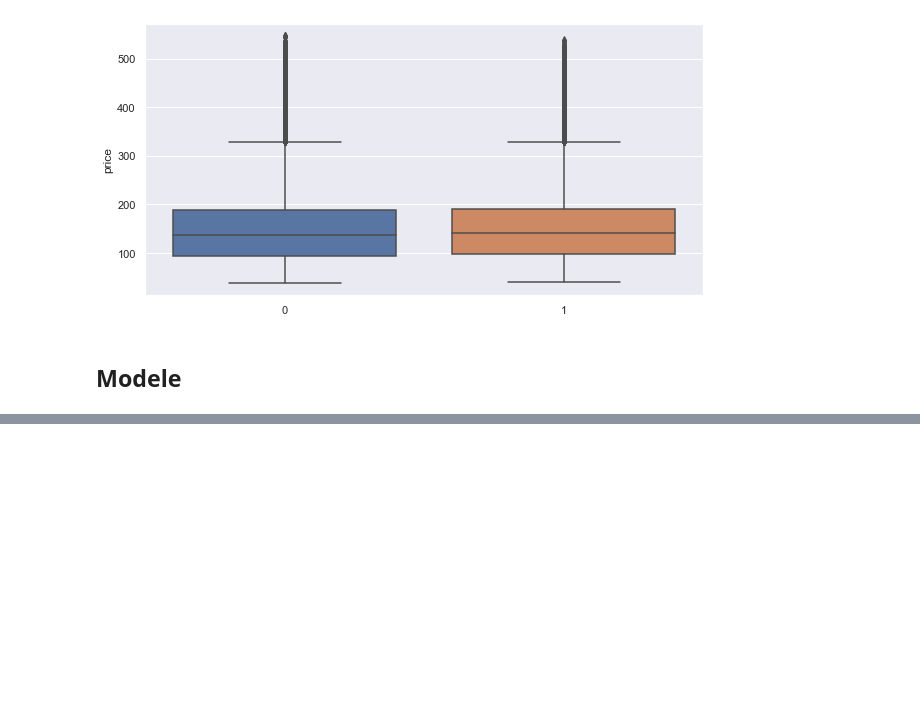
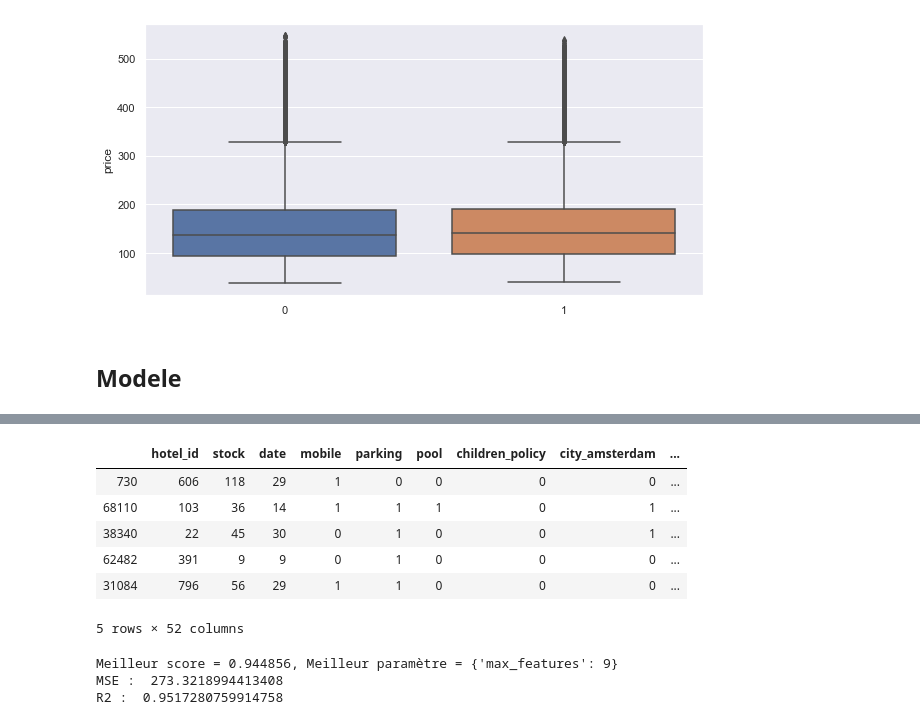
Before and after one commit to elisaduz/Defi-IA-2023, a Jupyter notebook: Defi-IA-modele.ipynb, the cells around one changed output, grey strips where cells are left out. Saved outputs shown, nothing was run; the diff lists cells and outputs as text; code cells hidden in the pictures; blank space fills up the shorter version.

```diff
--- a/Defi-IA-modele.ipynb
+++ b/Defi-IA-modele.ipynb
@@ -155,0 +204,15 @@ X_test=pd.read_csv('test_set.csv')
+# %%
+price=data['price']
+X_train, X_test, Y_train, Y_test = train_test_split(data,price,test_size=0.25,random_state=11)
+X_train=X_train.drop(['price'],axis=1)
+X_test=X_test.drop(['price'],axis=1)
+# %%
+X_train.head()
+# %% [output]
+|  | hotel_id | stock | date | mobile | parking | pool | children_policy | city_amsterdam | ... |
+| 730 | 606 | 118 | 29 | 1 | 0 | 0 | 0 | 0 | ... |
+| 68110 | 103 | 36 | 14 | 1 | 1 | 1 | 0 | 1 | ... |
+| 38340 | 22 | 45 | 30 | 0 | 1 | 0 | 0 | 1 | ... |
+| 62482 | 391 | 9 | 9 | 0 | 1 | 0 | 0 | 0 | ... |
+| 31084 | 796 | 56 | 29 | 1 | 1 | 0 | 0 | 0 | ... |
+5 rows × 52 columns
@@ -155,0 +225,15 @@ X_test=pd.read_csv('test_set.csv')
+# %%
+param=[{"max_features":list(range(2,10))}]
+regrf= GridSearchCV(DecisionTreeRegressor(),param,cv=5,n_jobs=-1)
+regrfOpt=regrf.fit(X_train, Y_train)
+# paramètre optimal
+print("Meilleur score = %f, Meilleur paramètre = %s" % (regrfOpt.best_score_,regrfOpt.best_params_))
+
+Ypred_regrf = regrfOpt.predict(X_test)
+
+print("MSE : ",mean_squared_error(Ypred_regrf,Y_test))
+print("R2 : ",r2_score(Y_test,Ypred_regrf))
+# %% [output]
+Meilleur score = 0.944856, Meilleur paramètre = {'max_features': 9}
+MSE :  273.3218994413408
+R2 :  0.9517280759914758
```
Also changed, not shown: parts of 6 cells of this notebook.
